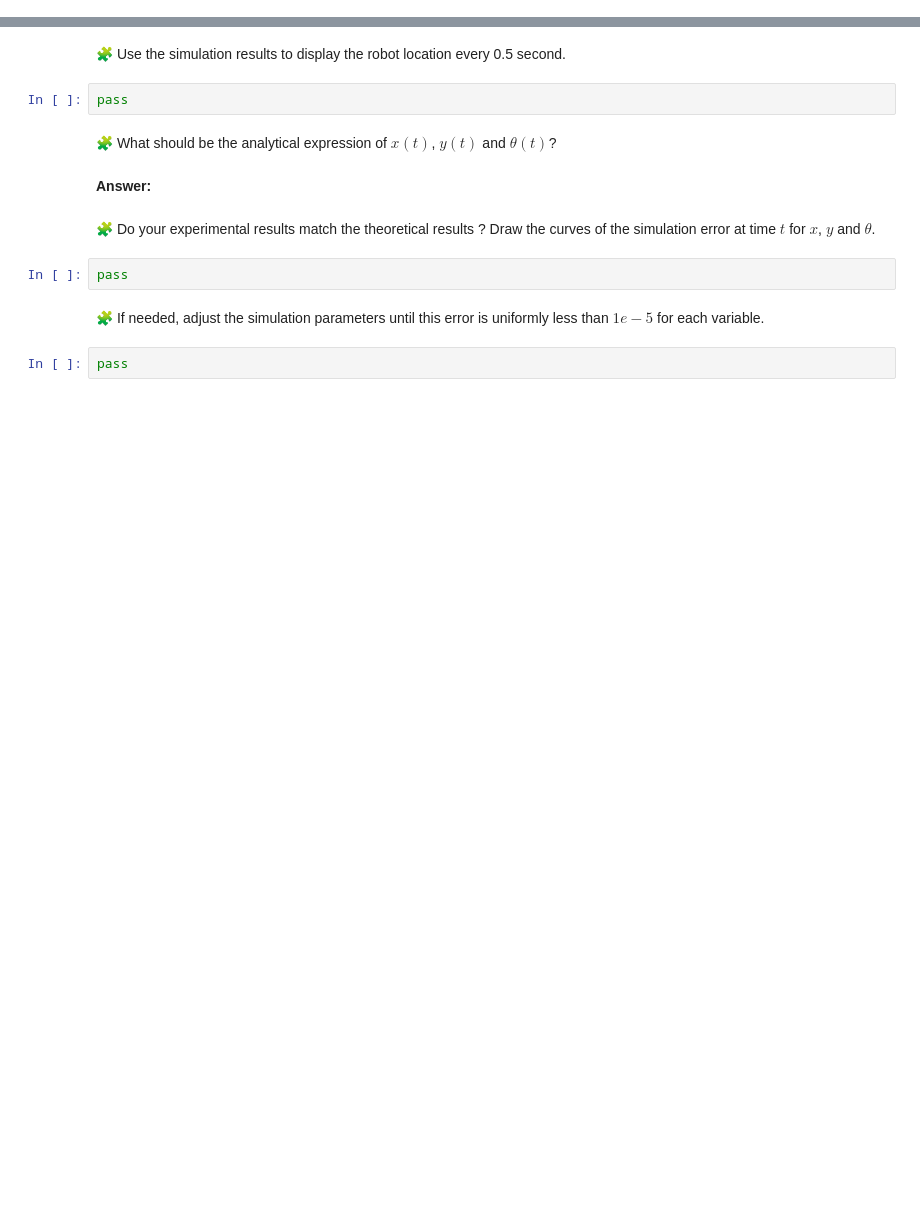
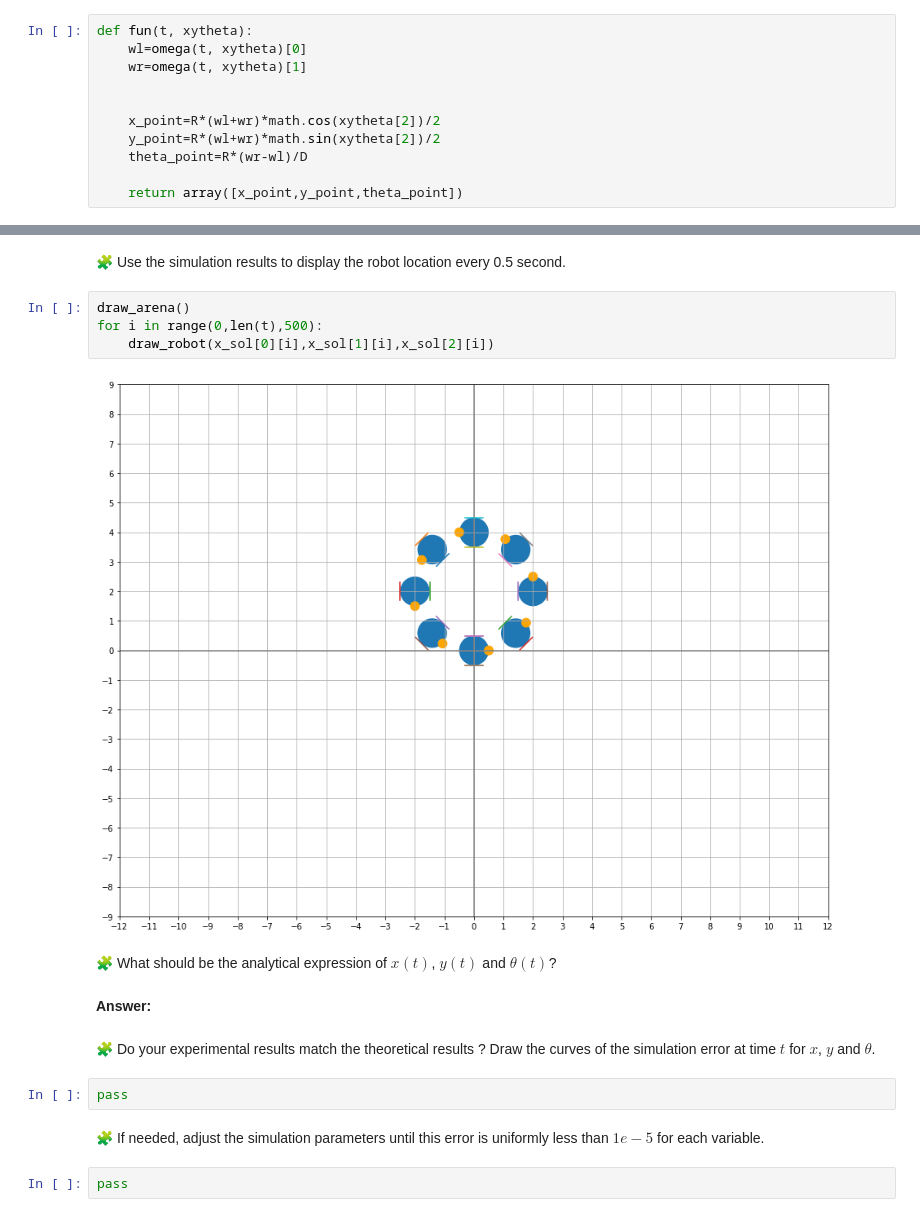
Before and after one commit to Ibtissame23/control-engineering-with-python-project-2021-2022, a Jupyter notebook: Project - Step 1.ipynb, the cells around one changed output, grey strips where cells are left out. Drawn from its saved outputs; the diff is of its cells as text; blank space fills up the shorter version.

```diff
--- a/Project - Step 1.ipynb
+++ b/Project - Step 1.ipynb
@@ -133,3 +128,14 @@ def fun(t, xytheta):
+# %%
+def fun(t, xytheta):
+    wl=omega(t, xytheta)[0]
+    wr=omega(t, xytheta)[1]
+
+
+    x_point=R*(wl+wr)*math.cos(xytheta[2])/2
+    y_point=R*(wl+wr)*math.sin(xytheta[2])/2
+    theta_point=R*(wr-wl)/D
+
+    return array([x_point,y_point,theta_point])
 # %% [markdown]
 ### Simulation Setup
 
@@ -145,7 +200,11 @@ pass
 # %% [markdown]
 🧩 Use the simulation results to display the robot location every 0.5 second.
-# %%
-pass
+# %%
+draw_arena()
+for i in range(0,len(t),500):
+    draw_robot(x_sol[0][i],x_sol[1][i],x_sol[2][i])
+# %% [output]
+[figure, added]
 # %% [markdown]
 🧩 What should be the analytical expression of $x(t)$, $y(t)$ and $\theta(t)$?
 # %% [markdown]
```
Also changed, not shown: parts of 8 cells of this notebook.
